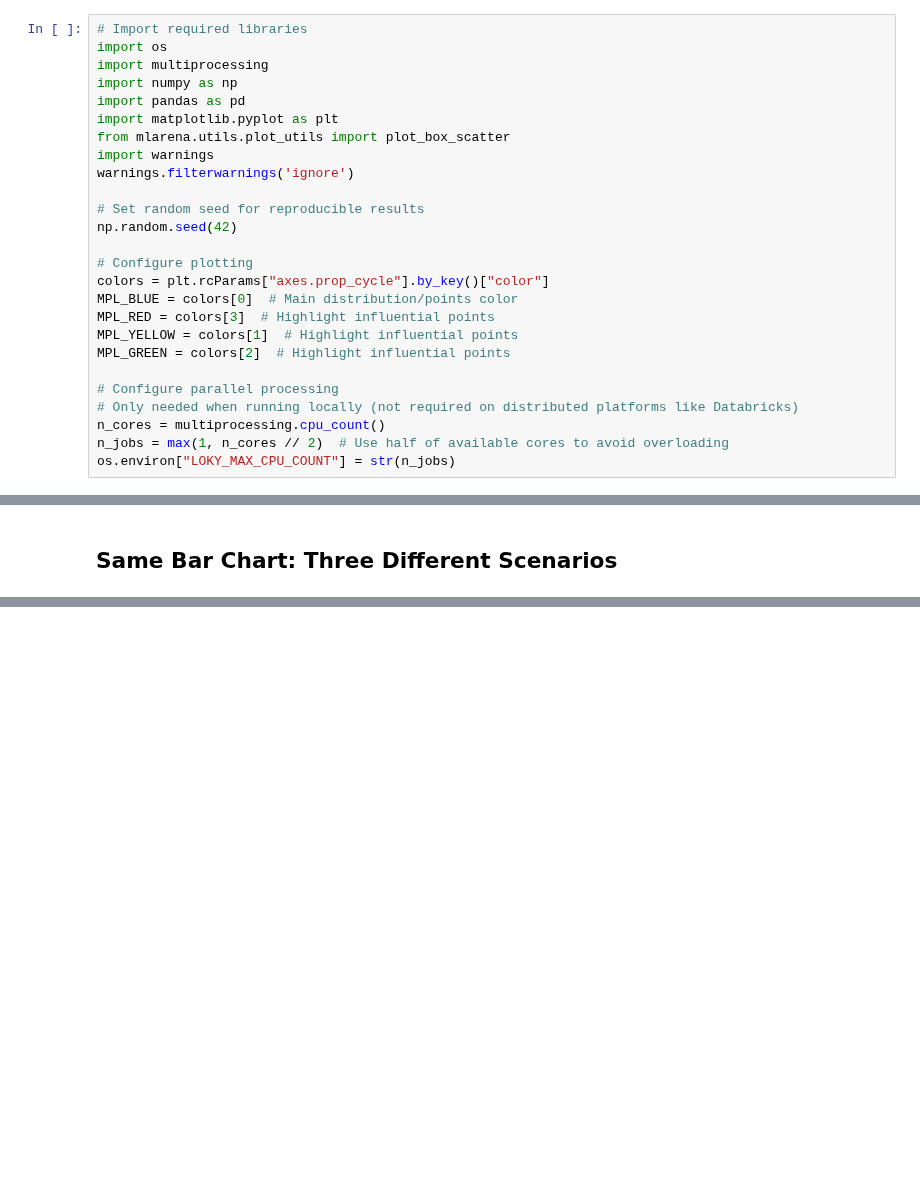
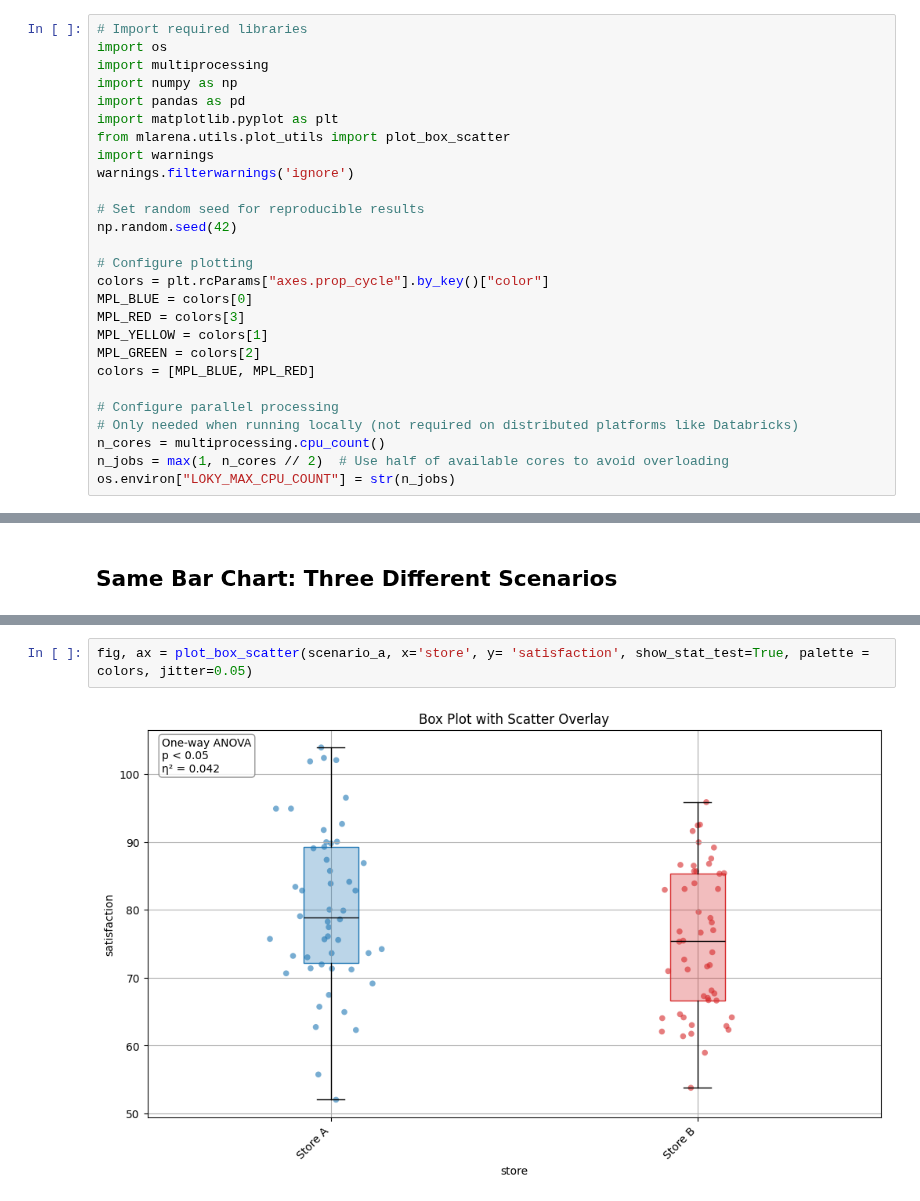
Before and after one commit to MenaWANG/mlarena, a Jupyter notebook: examples/5.case_statistical_significance_for_sme.ipynb, the cells around one changed output, grey strips where cells are left out. Drawn from its saved outputs; the diff is of its cells as text; blank space fills up the shorter version.

Commit message:
docs: scenario with small sample and low variance

```diff
--- a/examples/5.case_statistical_significance_for_sme.ipynb
+++ b/examples/5.case_statistical_significance_for_sme.ipynb
@@ -16,10 +16,11 @@ np.random.seed(42)
 
 # Configure plotting
 colors = plt.rcParams["axes.prop_cycle"].by_key()["color"]
-MPL_BLUE = colors[0]  # Main distribution/points color
-MPL_RED = colors[3]  # Highlight influential points
-MPL_YELLOW = colors[1]  # Highlight influential points
-MPL_GREEN = colors[2]  # Highlight influential points
+MPL_BLUE = colors[0]
+MPL_RED = colors[3]
+MPL_YELLOW = colors[1]
+MPL_GREEN = colors[2]
+colors = [MPL_BLUE, MPL_RED]
 
 # Configure parallel processing
 # Only needed when running locally (not required on distributed platforms like Databricks)
@@ -140,0 +159,4 @@ Scenario C: 500 sample per store, high variance
+# %%
+fig, ax = plot_box_scatter(scenario_a, x='store', y= 'satisfaction', show_stat_test=True, palette = colors, jitter=0.05)
+# %% [output]
+[figure, added]
```
Also changed, not shown: parts of 6 cells of this notebook.
